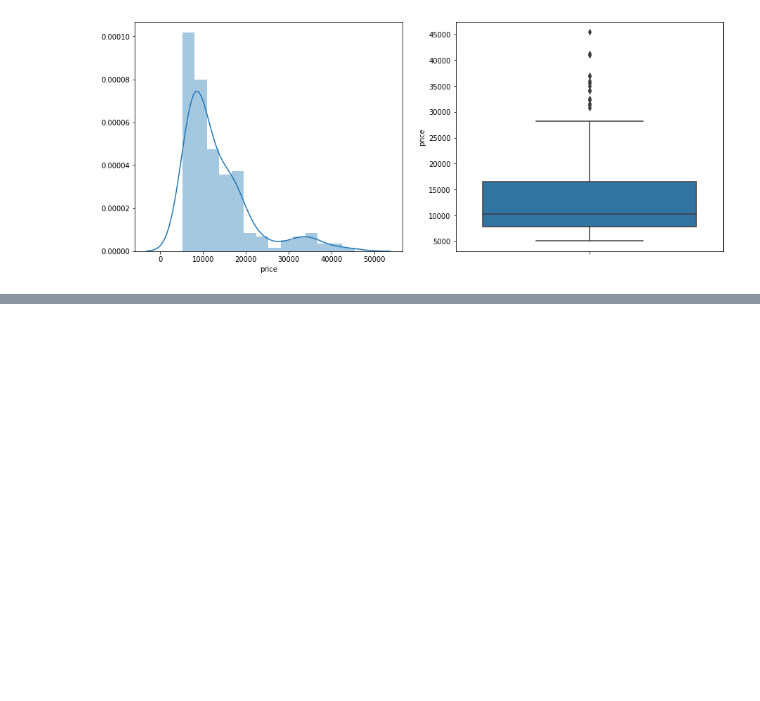
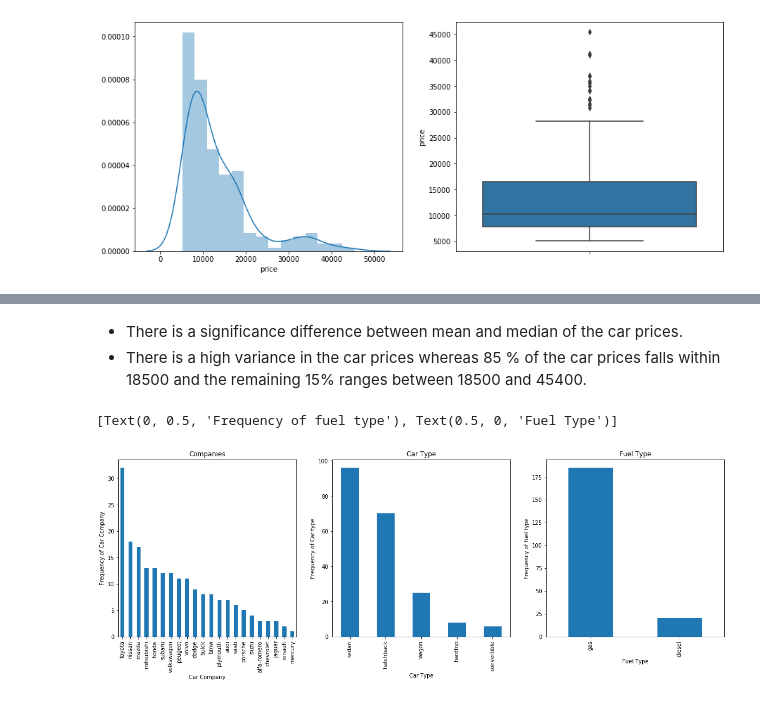
Before and after one commit to rishavhack/Projects-On-MachineLearning-OpenCV-NLP, a Jupyter notebook: Project 7 Car Price - Multiple Linear Regression/Car Price - Multiple Linear Regression.ipynb, the cells around one changed output, grey strips where cells are left out. Drawn from its saved outputs; the diff is of its cells as text; code cells hidden in the pictures; blank space fills up the shorter version.

Commit message:
Virtualize

```diff
--- a/Project 7 Car Price - Multiple Linear Regression/Car Price - Multiple Linear Regression.ipynb
+++ b/Project 7 Car Price - Multiple Linear Regression/Car Price - Multiple Linear Regression.ipynb
@@ -166,0 +187,25 @@ sns.boxplot(y = car_details.price)
+# %% [markdown]
+* There is a significance difference between mean and median of the car prices.
+* There is a high variance in the car prices whereas 85 % of the car prices falls within 18500 and the remaining 15% ranges between 18500 and 45400.
+# %%
+## Virtualize the categorical variables
+# Let's virtualize the car companies, car types and fuel types
+plt.figure(figsize = (20,6))
+
+plt.subplot(1,3,1)
+plt1 = car_details.companyname.value_counts().plot('bar')
+plt.title('Companies')
+plt1.set(xlabel = 'Car Company', ylabel='Frequency of Car Company')
+
+plt.subplot(1,3,2)
+plt1 = car_details.carbody.value_counts().plot('bar')
+plt.title('Car Type')
+plt1.set(xlabel = 'Car Type', ylabel='Frequency of Car type')
+
+plt.subplot(1,3,3)
+plt1 = car_details.fueltype.value_counts().plot('bar')
+plt.title('Fuel Type')
+plt1.set(xlabel = 'Fuel Type', ylabel='Frequency of fuel type')
+# %% [output]
+[Text(0, 0.5, 'Frequency of fuel type'), Text(0.5, 0, 'Fuel Type')]
+[figure, added]
```
Also changed, not shown: parts of 2 cells of this notebook.
